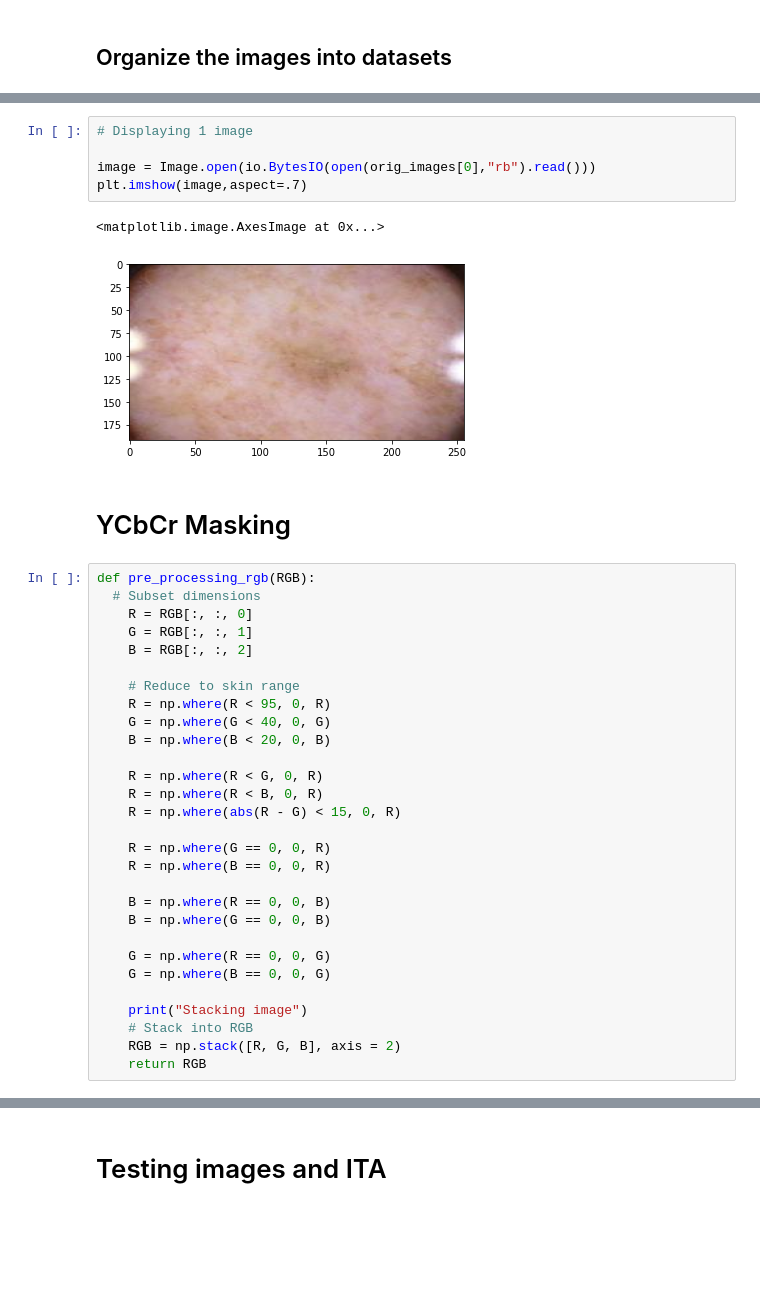
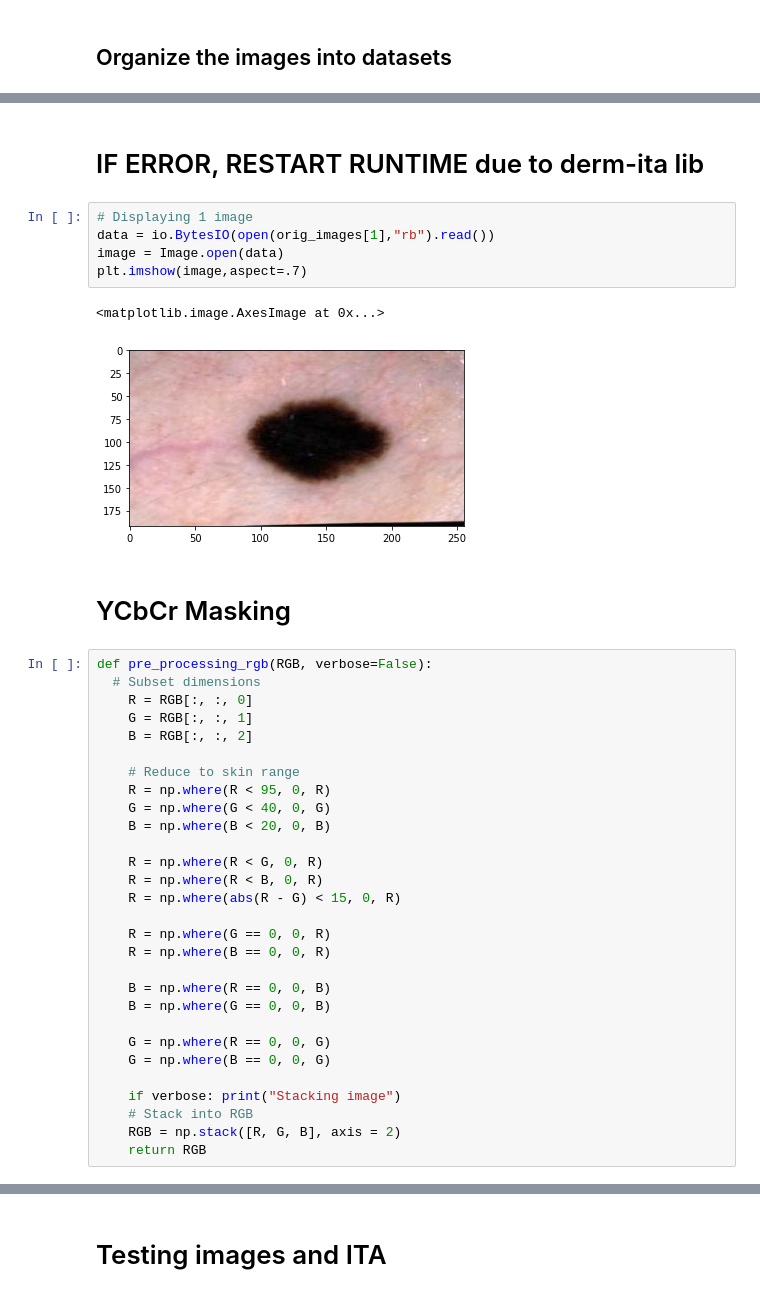
Before and after one commit to AdamCorbinFAUPhD/skin-augmentation, a Jupyter notebook: starGAN_replacement_tests.ipynb, the cells around one changed output, grey strips where cells are left out. Saved outputs shown, nothing was run; the diff lists cells and outputs as text; blank space fills up the shorter version.

```diff
--- a/starGAN_replacement_tests.ipynb
+++ b/starGAN_replacement_tests.ipynb
@@ -104,15 +110,17 @@ Wall time: 24 ms
+# %% [markdown]
+# IF ERROR, RESTART RUNTIME due to derm-ita lib
 # %%
 # Displaying 1 image
-
-image = Image.open(io.BytesIO(open(orig_images[0],"rb").read()))
+data = io.BytesIO(open(orig_images[1],"rb").read())
+image = Image.open(data)
 plt.imshow(image,aspect=.7)
 # %% [output]
 <matplotlib.image.AxesImage at 0x...>
-[figure, old version]
+[figure, new version]
 # %% [markdown]
  # YCbCr Masking
 # %%
-def pre_processing_rgb(RGB):
+def pre_processing_rgb(RGB, verbose=False):
   # Subset dimensions
     R = RGB[:, :, 0]
     G = RGB[:, :, 1]
@@ -136,7 +144,7 @@ def pre_processing_rgb(RGB):
     G = np.where(R == 0, 0, G)
     G = np.where(B == 0, 0, G)
 
-    print("Stacking image")
+    if verbose: print("Stacking image")
     # Stack into RGB
     RGB = np.stack([R, G, B], axis = 2)
     return RGB
```
Also changed, not shown: parts of 36 cells of this notebook.
